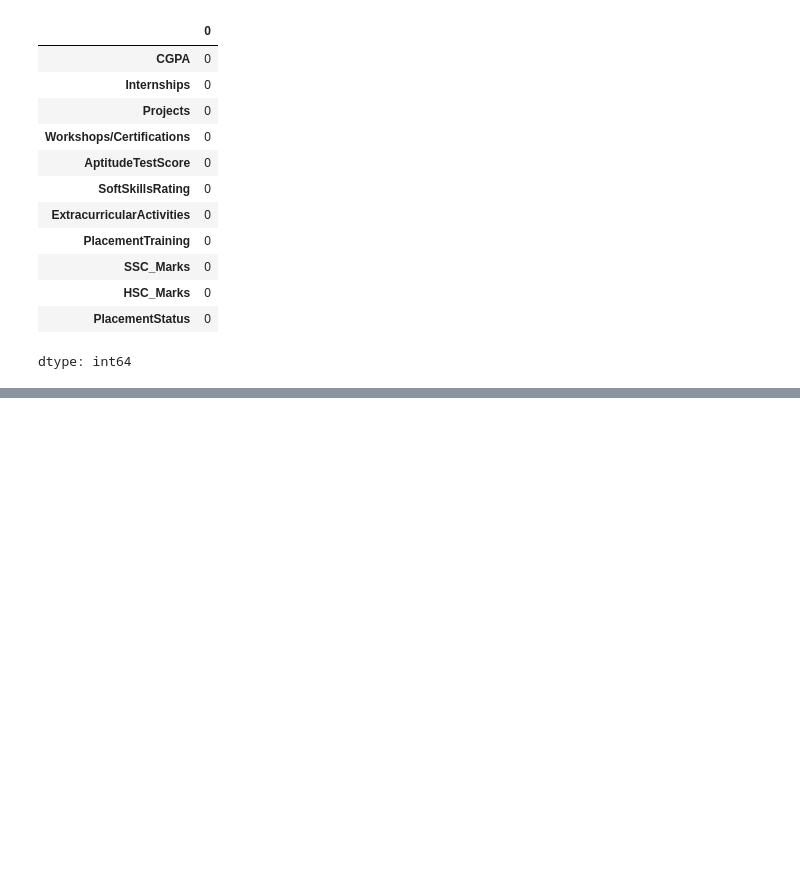
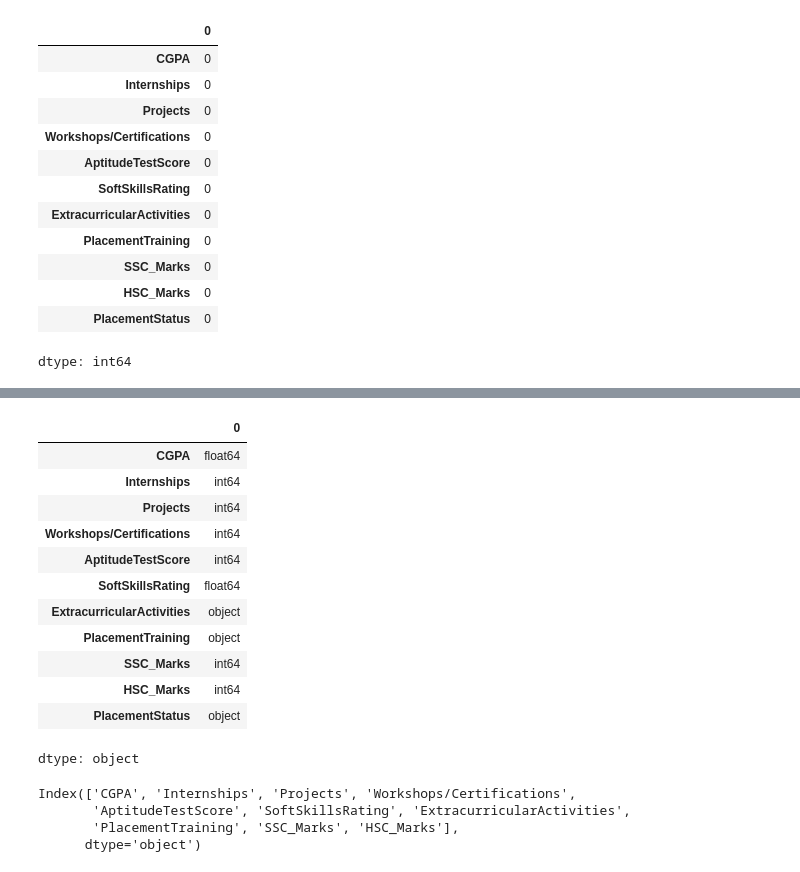
Before and after one commit to AnishShrestha09/student_placement_analysis_prject, a Jupyter notebook: Student_Placement_Analysis.ipynb, the cells around one changed output, grey strips where cells are left out. Drawn from its saved outputs; the diff is of its cells as text; code cells hidden in the pictures; blank space fills up the shorter version.

```diff
--- a/Student_Placement_Analysis.ipynb
+++ b/Student_Placement_Analysis.ipynb
@@ -240,0 +363,16 @@ dtype: int64
+# %%
+validation_df.head().dtypes
+# %% [output]
+|  | 0 |
+| CGPA | float64 |
+| Internships | int64 |
+| Projects | int64 |
+| Workshops/Certifications | int64 |
+| AptitudeTestScore | int64 |
+| SoftSkillsRating | float64 |
+| ExtracurricularActivities | object |
+| PlacementTraining | object |
+| SSC_Marks | int64 |
+| HSC_Marks | int64 |
+| PlacementStatus | object |
+dtype: object
@@ -240,0 +382,7 @@ dtype: int64
+# %%
+X_val.columns
+# %% [output]
+Index(['CGPA', 'Internships', 'Projects', 'Workshops/Certifications',
+       'AptitudeTestScore', 'SoftSkillsRating', 'ExtracurricularActivities',
+       'PlacementTraining', 'SSC_Marks', 'HSC_Marks'],
+      dtype='object')
```
Also changed, not shown: parts of 42 cells of this notebook.
